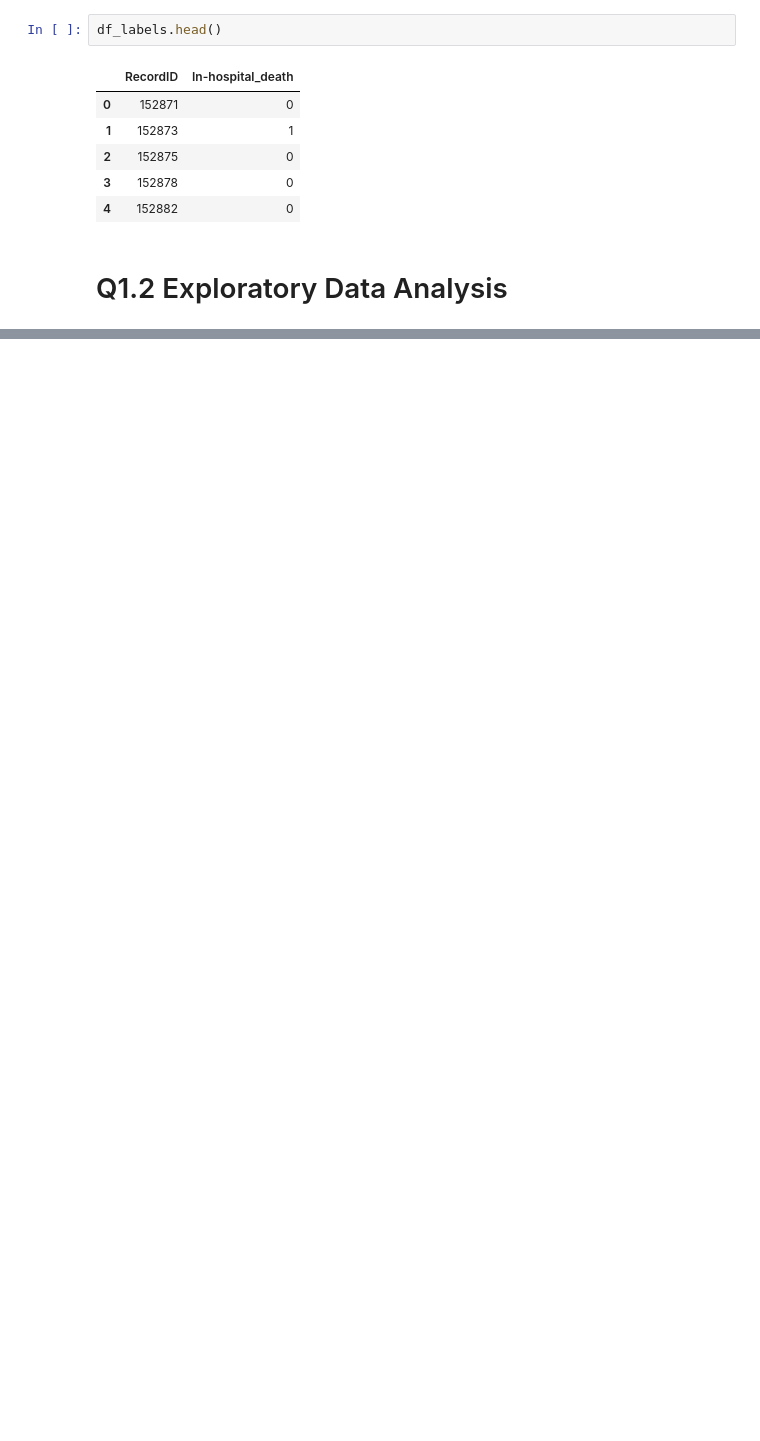
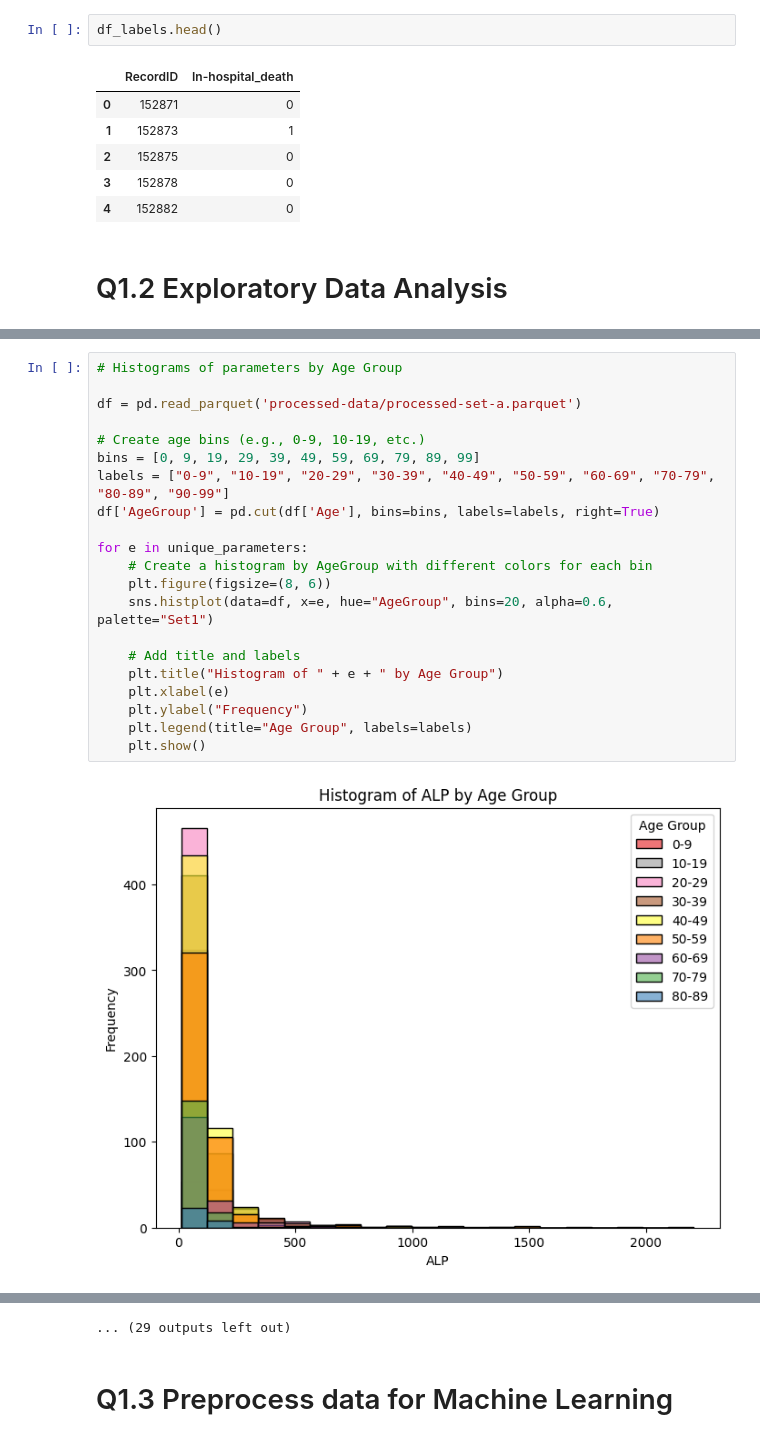
Before and after one commit to yannikc/ML4H_project1, a Jupyter notebook: q1_data_processing_exploration.ipynb, the cells around one changed output, grey strips where cells are left out. Drawn from its saved outputs; the diff is of its cells as text; blank space fills up the shorter version.

```diff
--- a/q1_data_processing_exploration.ipynb
+++ b/q1_data_processing_exploration.ipynb
@@ -108,0 +172,23 @@ df_labels.head()
+# %%
+# Histograms of parameters by Age Group
+
+df = pd.read_parquet('processed-data/processed-set-a.parquet')
+
+# Create age bins (e.g., 0-9, 10-19, etc.)
+bins = [0, 9, 19, 29, 39, 49, 59, 69, 79, 89, 99]
+labels = ["0-9", "10-19", "20-29", "30-39", "40-49", "50-59", "60-69", "70-79", "80-89", "90-99"]
+df['AgeGroup'] = pd.cut(df['Age'], bins=bins, labels=labels, right=True)
+
+for e in unique_parameters:
+    # Create a histogram by AgeGroup with different colors for each bin
+    plt.figure(figsize=(8, 6))
+    sns.histplot(data=df, x=e, hue="AgeGroup", bins=20, alpha=0.6, palette="Set1")
+
+    # Add title and labels
+    plt.title("Histogram of " + e + " by Age Group")
+    plt.xlabel(e)
+    plt.ylabel("Frequency")
+    plt.legend(title="Age Group", labels=labels)
+    plt.show()
+# %% [output]
+[figure, added]
@@ -108,0 +206,3 @@ df_labels.head()
+... (29 outputs left out)
+# %% [markdown]
+# Q1.3 Preprocess data for Machine Learning
```
Also changed, not shown: parts of 13 cells of this notebook, 3 other files.
